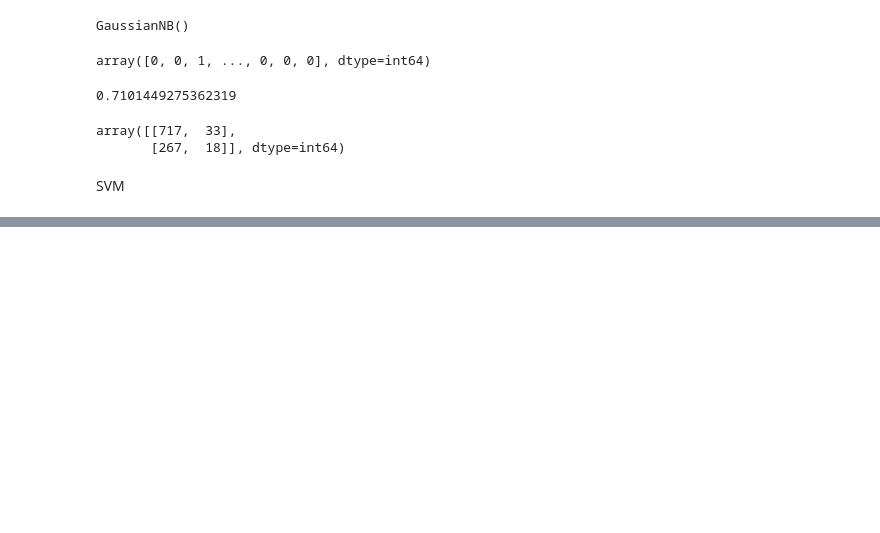
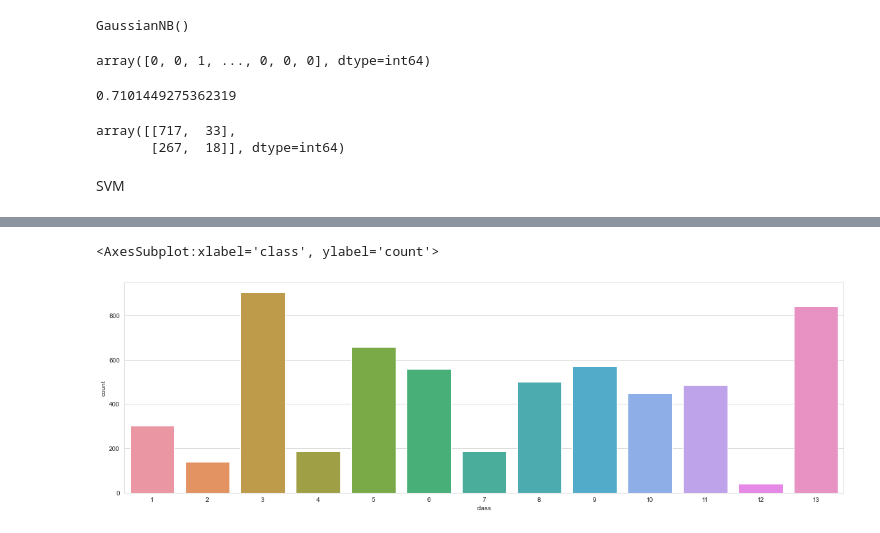
Before and after one commit to Nikhita-K/TYL-DS-Nikhita, a Jupyter notebook: Assignment-checkpoint.ipynb, the cells around one changed output, grey strips where cells are left out. Saved outputs shown, nothing was run; the diff lists cells and outputs as text; code cells hidden in the pictures; blank space fills up the shorter version.

```diff
--- a/Assignment-checkpoint.ipynb
+++ b/Assignment-checkpoint.ipynb
@@ -319,0 +379,9 @@ y = df.target
+# %%
+import pandas as pd
+import numpy as np
+import matplotlib.pyplot as plt
+import seaborn as sns
+sns.set_style('whitegrid')
+%matplotlib inline
+# %%
+dataset = pd.read_csv('turkiye-student-evaluation_generic.csv')
@@ -319,0 +411,6 @@ y = df.target
+# %%
+plt.figure(figsize=(20, 6))
+sns.countplot(x='class', data=dataset)
+# %% [output]
+<AxesSubplot:xlabel='class', ylabel='count'>
+[figure, added]
```
Also changed, not shown: parts of 27 cells of this notebook.
